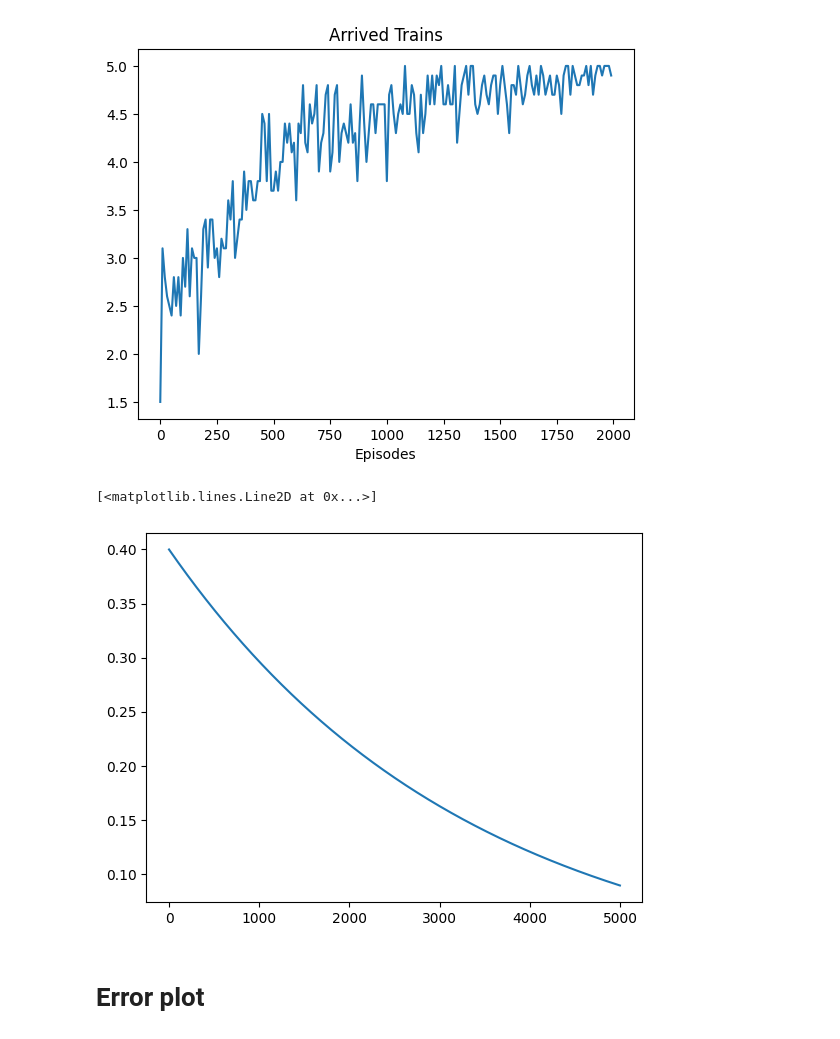
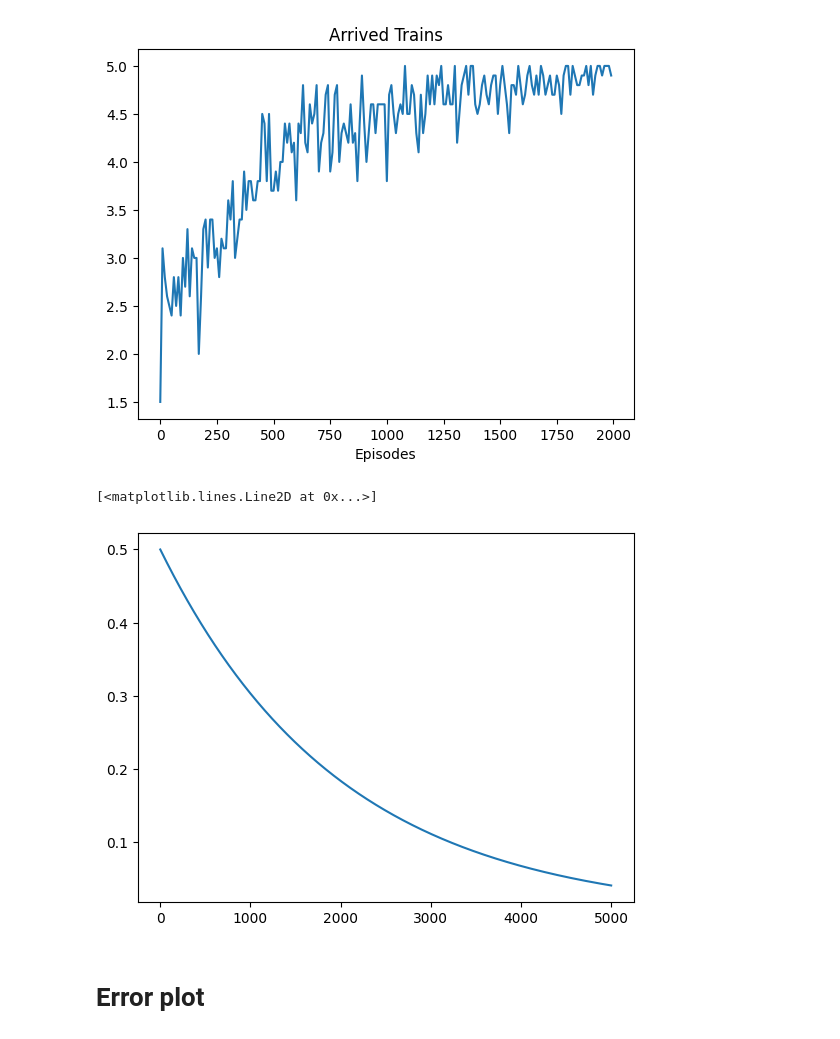
Before and after one commit to gvlos/SwitchFL, a Jupyter notebook: plot.ipynb, the cells around one changed output. Saved outputs shown, nothing was run; the diff lists cells and outputs as text; code cells hidden in the pictures.

```diff
--- a/plot.ipynb
+++ b/plot.ipynb
@@ -51,11 +51,11 @@ plt.xlabel('Episodes')
 Text(0.5, 0, 'Episodes')
 [figure]
 # %%
-decay = 0.4 * (0.9997 ** np.arange(5_000))
+decay = 0.5 * (0.9995 ** np.arange(5_000))
 plt.plot(decay)
 # %% [output]
 [<matplotlib.lines.Line2D at 0x...>]
-[figure, old version]
+[figure, new version]
 # %% [markdown]
 # Error plot
 # %%
```
Also changed, not shown: parts of 5 cells of this notebook, 2 other files.
